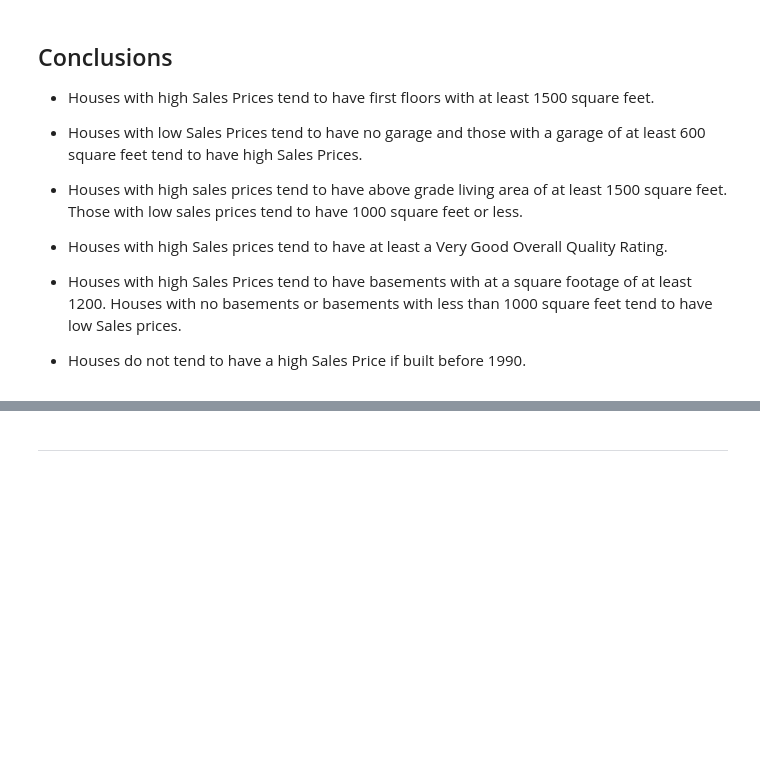
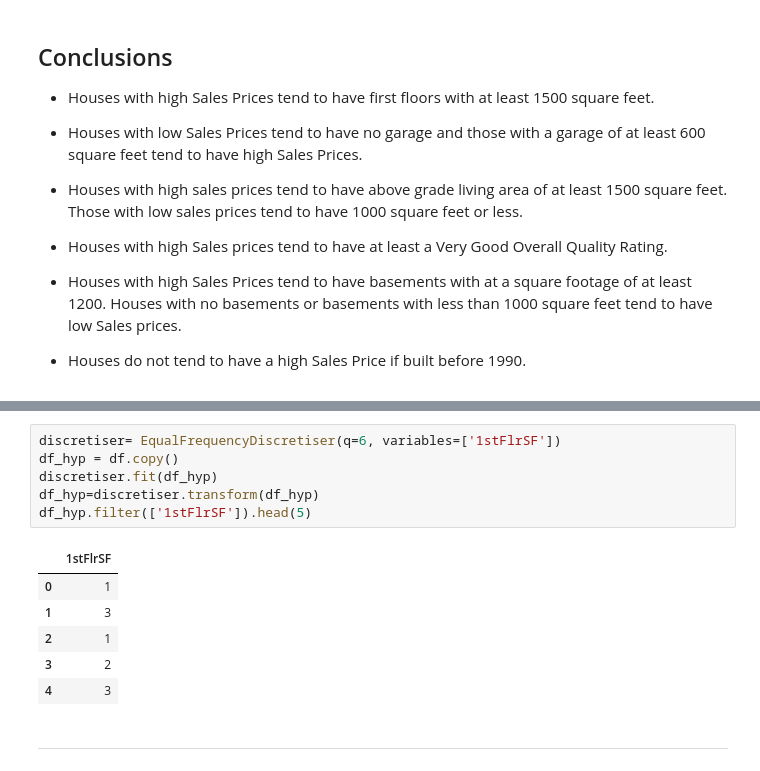
Before and after one commit to SamMartin92/milestone-project-heritage-housing-issues, a Jupyter notebook: jupyter_notebooks/2.SalesPriceStudy.ipynb, the cells around one changed output, grey strips where cells are left out. Drawn from its saved outputs; the diff is of its cells as text; blank space fills up the shorter version.

```diff
--- a/jupyter_notebooks/2.SalesPriceStudy.ipynb
+++ b/jupyter_notebooks/2.SalesPriceStudy.ipynb
@@ -404,3 +438,16 @@ NOTE
+# %%
+discretiser= EqualFrequencyDiscretiser(q=6, variables=['1stFlrSF'])
+df_hyp = df.copy()
+discretiser.fit(df_hyp)
+df_hyp=discretiser.transform(df_hyp)
+df_hyp.filter(['1stFlrSF']).head(5)
+# %% [output]
+|  | 1stFlrSF |
+| 0 | 1 |
+| 1 | 3 |
+| 2 | 1 |
+| 3 | 2 |
+| 4 | 3 |
 # %% [markdown]
 ---
 # %% [markdown]
```
Also changed, not shown: parts of 19 cells of this notebook.
